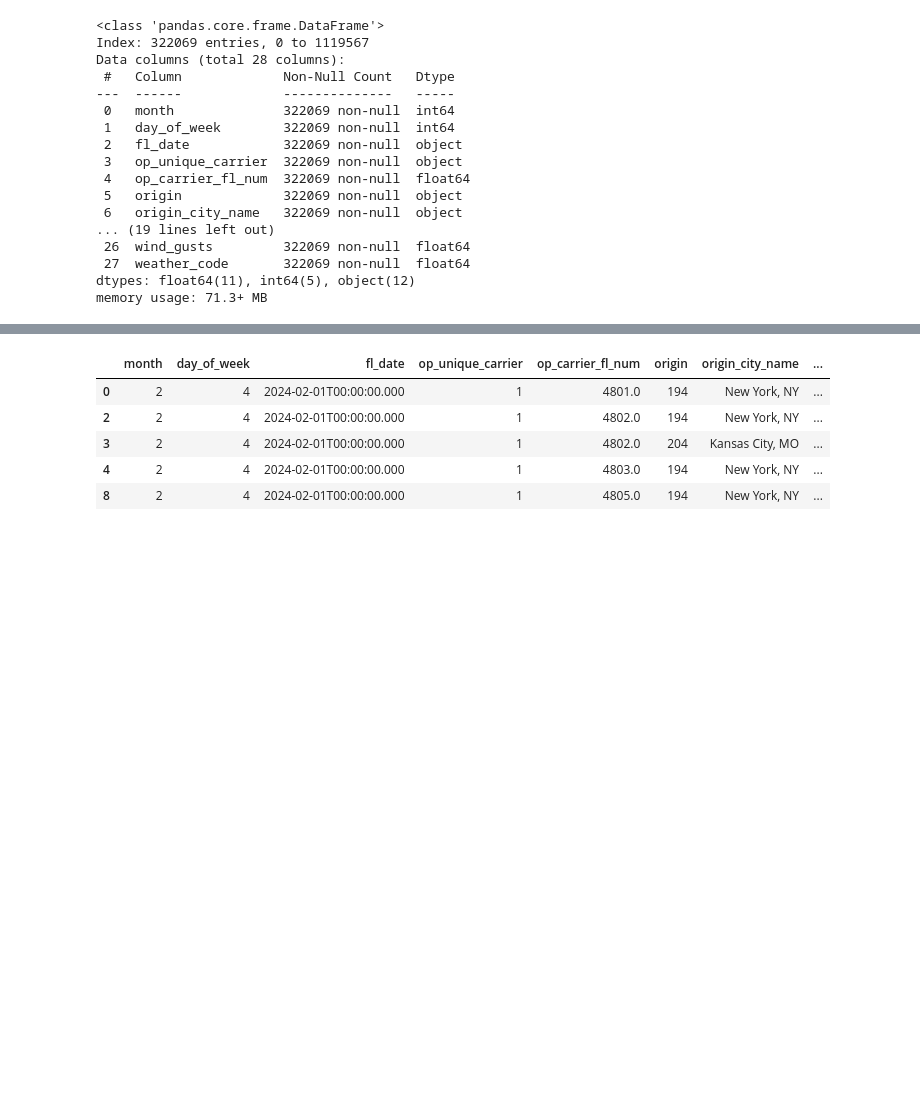
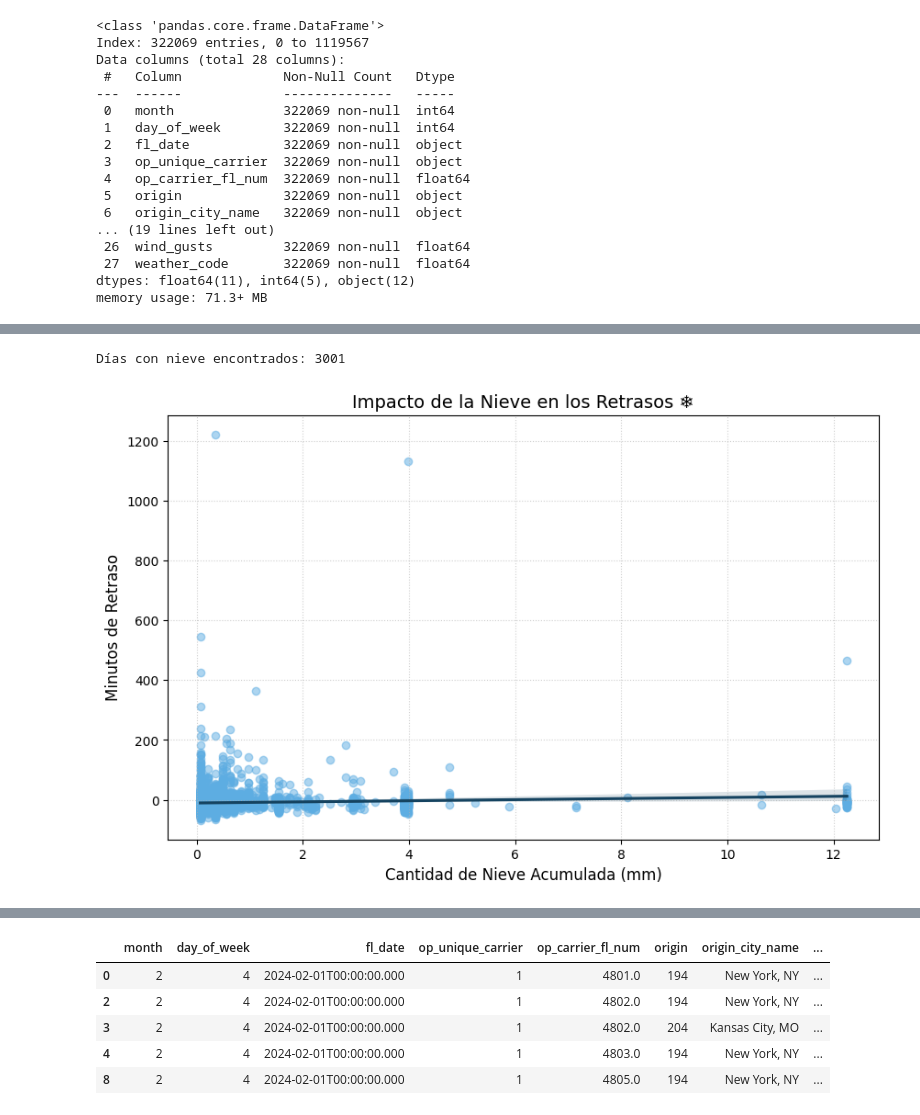
Before and after one commit to JAG-91/Flights-on-time, a Jupyter notebook: df_vuelos_con_clima_ok.ipynb, the cells around one changed output, grey strips where cells are left out. Saved outputs shown, nothing was run; the diff lists cells and outputs as text; code cells hidden in the pictures; blank space fills up the shorter version.

Commit message:
se crean gráficos

```diff
--- a/df_vuelos_con_clima_ok.ipynb
+++ b/df_vuelos_con_clima_ok.ipynb
@@ -156,0 +186,26 @@ memory usage: 71.3+ MB
+# %%
+
+# 1. FILTRAR: Nos quedamos solo con los días donde nevó algo (snow_sum > 0)
+df_nieve = df_limpio[df_limpio['snow_sum'] > 0].copy()
+
+# Si tienes muy pocos datos de nieve, el gráfico podría verse vacío.
+# Verificamos cuántos datos tenemos:
+print(f"Días con nieve encontrados: {len(df_nieve)}")
+
+plt.figure(figsize=(10, 6))
+
+# 2. GRAFICAR: Cantidad de Nieve vs. Retraso
+# Usamos 'regplot' para ver si la línea sube agresivamente
+sns.regplot(x='snow_sum', y='arr_delay', data=df_nieve,
+            scatter_kws={'alpha': 0.5, 'color': '#5DADE2'}, # Azul hielo para los puntos
+            line_kws={'color': '#154360'}) # Azul marino oscuro para la tendencia
+
+plt.title('Impacto de la Nieve en los Retrasos ❄️', fontsize=14)
+plt.xlabel('Cantidad de Nieve Acumulada (mm)', fontsize=12)
+plt.ylabel('Minutos de Retraso', fontsize=12)
+plt.grid(True, linestyle=':', alpha=0.6)
+
+plt.show()
+# %% [output]
+Días con nieve encontrados: 3001
+[figure, added]
```
Also changed, not shown: parts of 11 cells of this notebook.
